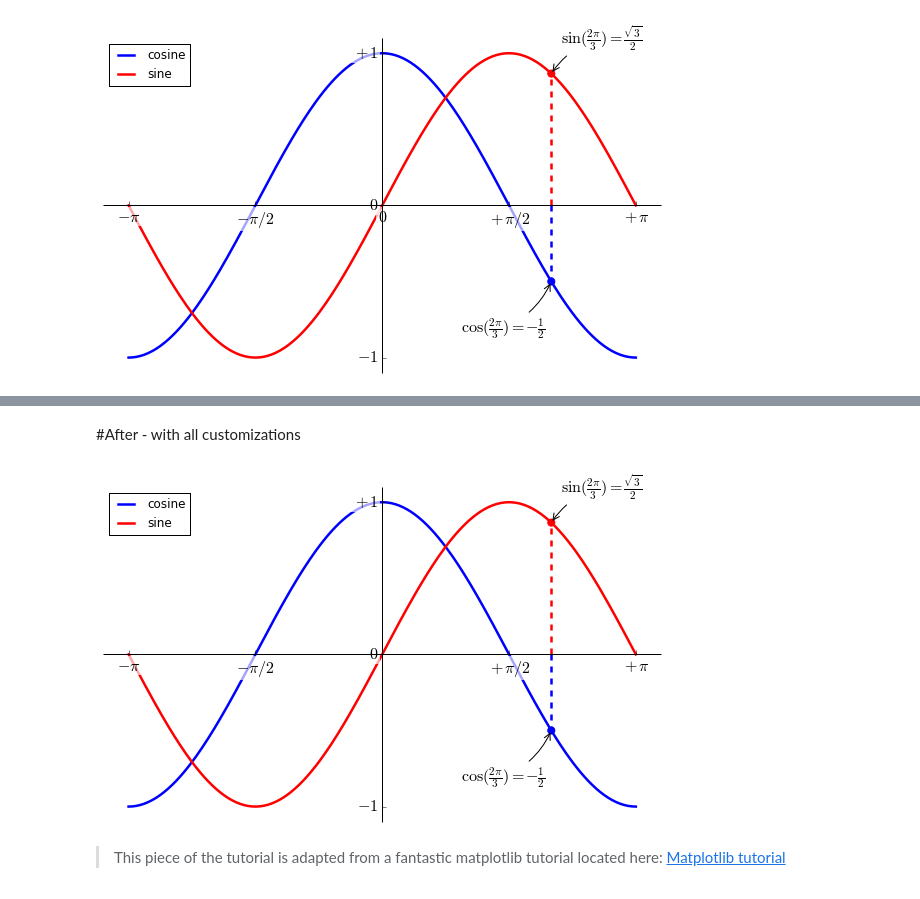
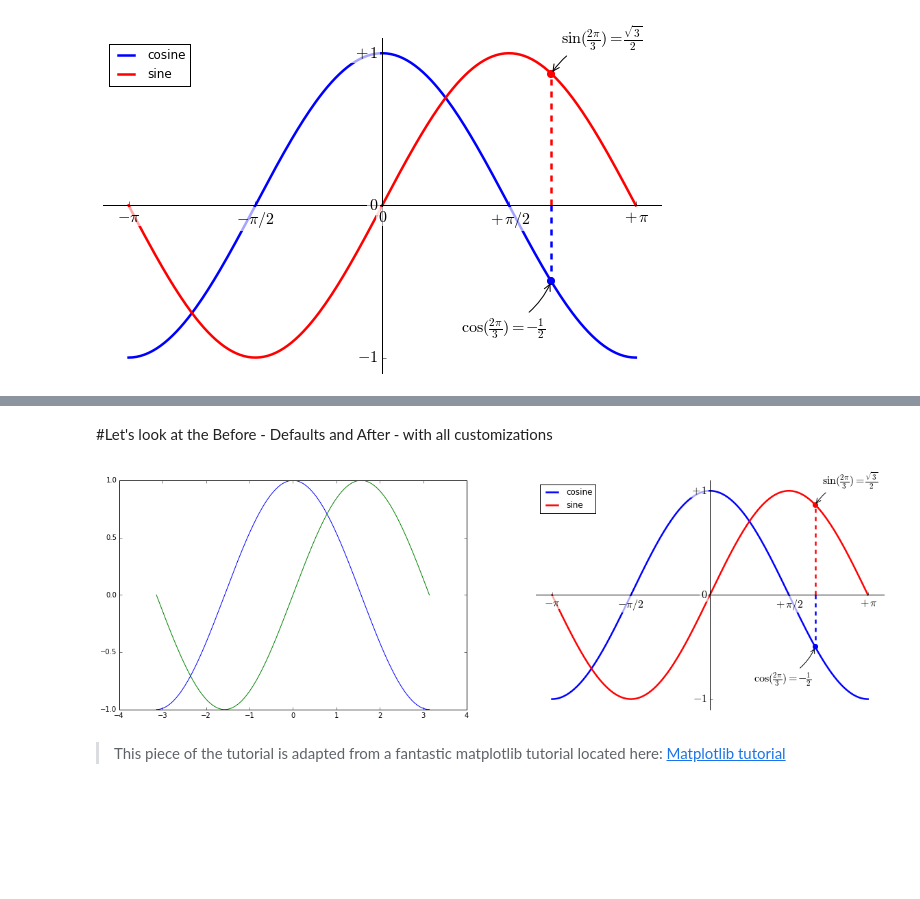
Before and after one commit to dtherrick/data-analysis-bootcamp, a Jupyter notebook: iPython/Section 3/Section 3 - Graphics.ipynb, the cells around one changed output, grey strips where cells are left out. Drawn from its saved outputs; the diff is of its cells as text; code cells hidden in the pictures; blank space fills up the shorter version.

Commit message:
Update after 2-10 to 2-12 bootcamp

```diff
--- a/iPython/Section 3/Section 3 - Graphics.ipynb
+++ b/iPython/Section 3/Section 3 - Graphics.ipynb
@@ -400,8 +396,15 @@ pyl.show()
 # %% [markdown]
-#After - with all customizations
+#Let's look at the Before - Defaults and After - with all customizations
 # %%
-pyl.figure(figsize=(10,6), dpi=80)
+pyl.figure(figsize=(20,6), dpi=80)
 
+pyl.subplot(1,2,1)
+
+# the most basic plot
+pyl.plot(X,C)
+pyl.plot(X,S)
+
+pyl.subplot(1,2,2)
 # set limits
 pyl.xlim(X.min()*1.1, X.max()*1.1)
 pyl.ylim(C.min()*1.1, C.max()*1.1)
@@ -427,34 +430,36 @@ pyl.yticks([-1, 0, +1],
        [r'$-1$', r'$0$', r'$+1$'])
 
 # plot the chart, this time including a legend
 pyl.plot(X, C, color="blue", linewidth=2.5, linestyle="-", label="cosine")
 pyl.plot(X, S, color="red",  linewidth=2.5, linestyle="-", label="sine")
 pyl.legend(loc='upper left')
 
 # set up annotations
 t = 2*np.pi/3
 pyl.plot([t,t],[0,np.cos(t)], color ='blue', linewidth=2.5, linestyle="--")
 pyl.scatter([t,],[np.cos(t),], 50, color ='blue')
 
 pyl.annotate(r'$\sin(\frac{2\pi}{3})=\frac{\sqrt{3}}{2}$',
          xy=(t, np.sin(t)), xycoords='data',
          xytext=(+10, +30), textcoords='offset points', fontsize=16,
          arrowprops=dict(arrowstyle="->", connectionstyle="arc3,rad=.2"))
 
 pyl.plot([t,t],[0,np.sin(t)], color ='red', linewidth=2.5, linestyle="--")
 pyl.scatter([t,],[np.sin(t),], 50, color ='red')
 
 pyl.annotate(r'$\cos(\frac{2\pi}{3})=-\frac{1}{2}$',
          xy=(t, np.cos(t)), xycoords='data',
          xytext=(-90, -50), textcoords='offset points', fontsize=16,
          arrowprops=dict(arrowstyle="->", connectionstyle="arc3,rad=.2"))
 
 # Adjust the tick labels to make them more readable
 for label in ax.get_xticklabels() + ax.get_yticklabels():
     label.set_fontsize(16)
     label.set_bbox(dict(facecolor='white', edgecolor='None', alpha=0.65 ))
+
+pyl.show()
 # %% [output]
-[figure, old version]
+[figure, new version]
 # %% [markdown]
 >This piece of the tutorial is adapted from a fantastic matplotlib tutorial located here:
 >[Matplotlib tutorial](http://www.labri.fr/perso/nrougier/teaching/matplotlib/)
```
Also changed, not shown: parts of 13 cells of this notebook, 7 other files.
